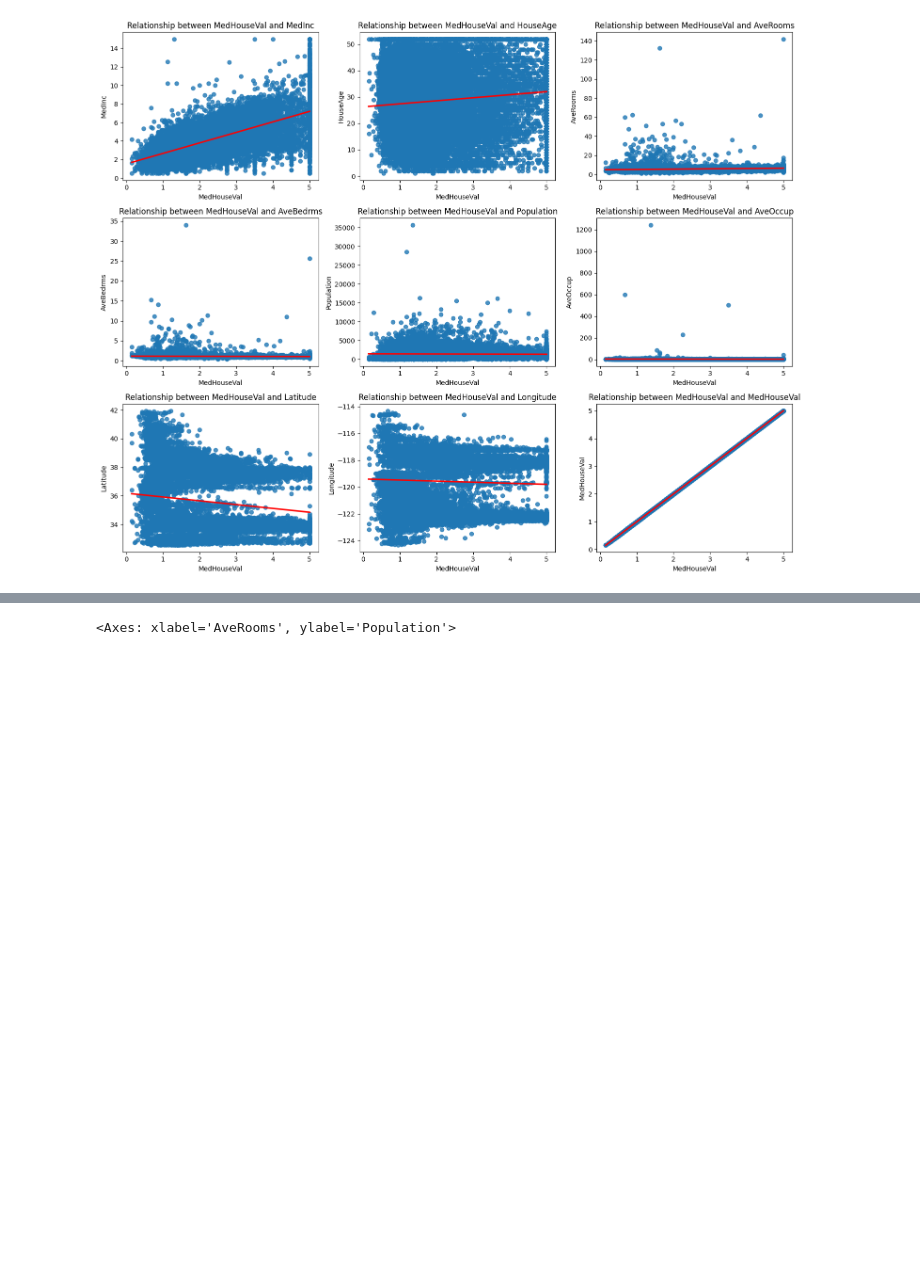
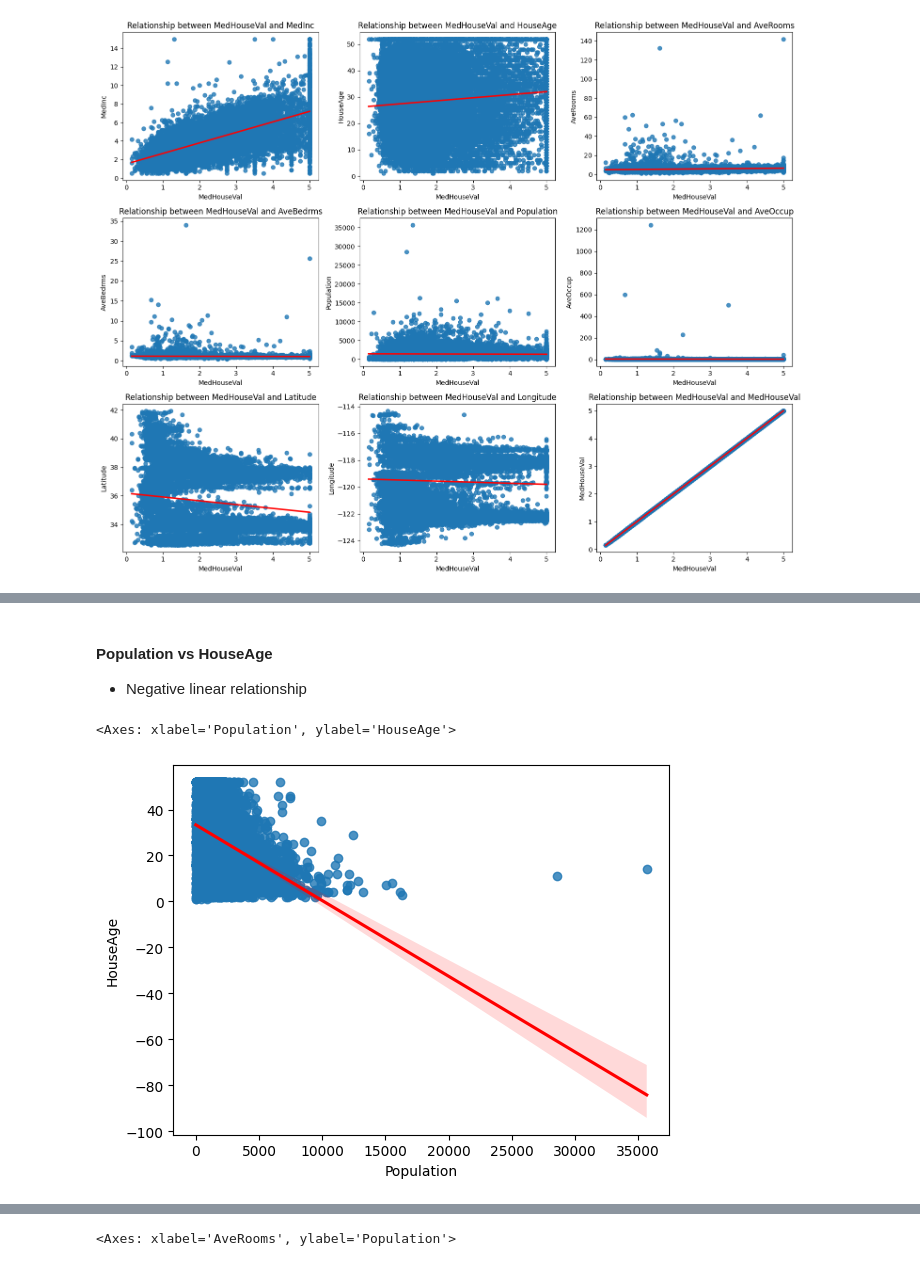
Before and after one commit to sheilambadi/machine-learning-zoomcamp, a Jupyter notebook: machine-learning-zoomcamp/02_regression/california_housing_price_prediction.ipynb, the cells around one changed output, grey strips where cells are left out. Cells and saved outputs as stored; diff of their text form; code cells hidden in the pictures; blank space fills up the shorter version.

```diff
--- a/machine-learning-zoomcamp/02_regression/california_housing_price_prediction.ipynb
+++ b/machine-learning-zoomcamp/02_regression/california_housing_price_prediction.ipynb
@@ -266,3 +300,11 @@ plt.tight_layout()
+# %% [markdown]
+#### Population vs HouseAge
+- Negative linear relationship
+# %%
+sns.regplot(x='Population', y='HouseAge', data=combined_df, scatter=True, line_kws={"color":"red"})
+# %% [output]
+<Axes: xlabel='Population', ylabel='HouseAge'>
+[figure, added]
 # %% [markdown]
 #### AveRooms vs Population
 - The houses with the most rooms have a block group population of 0, might it mean that they're hotels?
```
Also changed, not shown: parts of 16 cells of this notebook.
